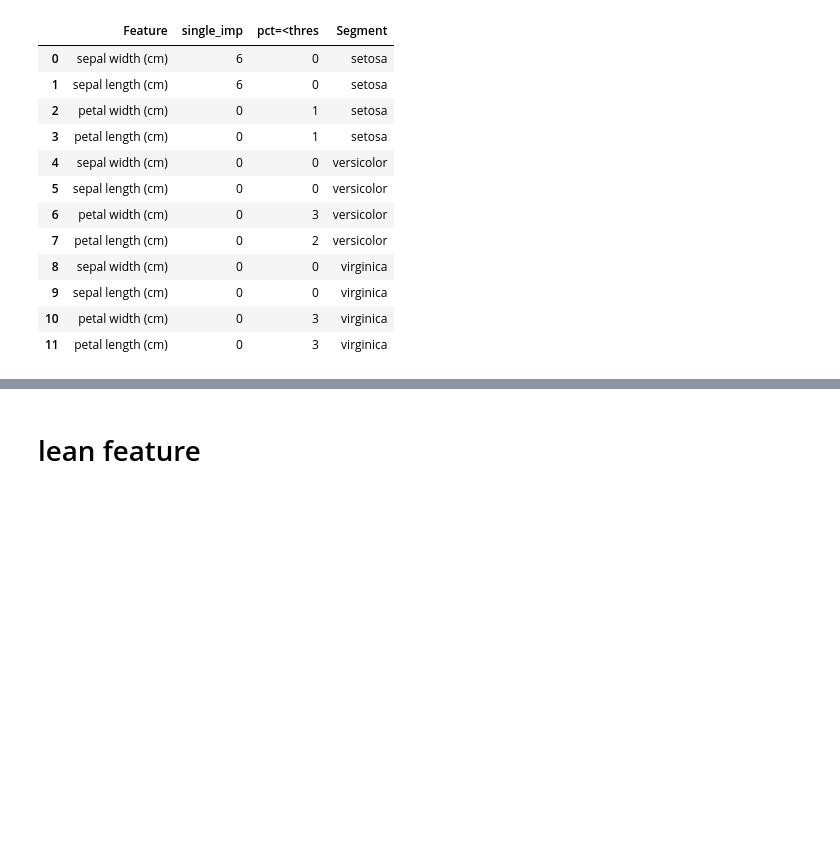
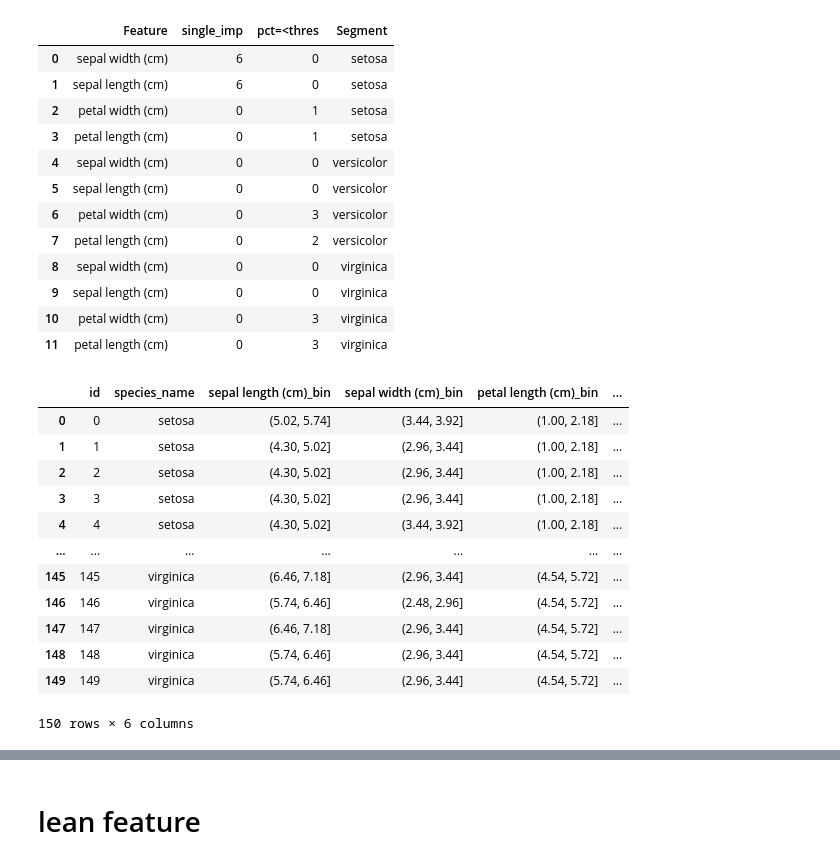
Before and after one commit to lidv94/post-analysis-clustering, a Jupyter notebook: dev_oop.ipynb, the cells around one changed output, grey strips where cells are left out. Drawn from its saved outputs; the diff is of its cells as text; code cells hidden in the pictures; blank space fills up the shorter version.

Commit message:
revise oop - chisquare

```diff
--- a/dev_oop.ipynb
+++ b/dev_oop.ipynb
@@ -250,0 +257,25 @@ final_cumsum_score
+# %%
+lean_chisq = LeanChiSquare(
+    df=df_iris,
+    features=iris_feature_list,
+    target_cluster="species_name",
+    vote_score=3
+)
+
+binned_df = lean_chisq.PrepBin(method = 'neg_zero_pos')
+# %%
+binned_df
+# %% [output]
+|  | id | species_name | sepal length (cm)_bin | sepal width (cm)_bin | petal length (cm)_bin | ... |
+| 0 | 0 | setosa | (5.02, 5.74] | (3.44, 3.92] | (1.00, 2.18] | ... |
+| 1 | 1 | setosa | (4.30, 5.02] | (2.96, 3.44] | (1.00, 2.18] | ... |
+| 2 | 2 | setosa | (4.30, 5.02] | (2.96, 3.44] | (1.00, 2.18] | ... |
+| 3 | 3 | setosa | (4.30, 5.02] | (2.96, 3.44] | (1.00, 2.18] | ... |
+| 4 | 4 | setosa | (4.30, 5.02] | (3.44, 3.92] | (1.00, 2.18] | ... |
+| ... | ... | ... | ... | ... | ... | ... |
+| 145 | 145 | virginica | (6.46, 7.18] | (2.96, 3.44] | (4.54, 5.72] | ... |
+| 146 | 146 | virginica | (5.74, 6.46] | (2.48, 2.96] | (4.54, 5.72] | ... |
+| 147 | 147 | virginica | (6.46, 7.18] | (2.96, 3.44] | (4.54, 5.72] | ... |
+| 148 | 148 | virginica | (5.74, 6.46] | (2.96, 3.44] | (4.54, 5.72] | ... |
+| 149 | 149 | virginica | (5.74, 6.46] | (2.96, 3.44] | (4.54, 5.72] | ... |
+150 rows × 6 columns
```
Also changed, not shown: parts of 10 cells of this notebook, 3 other files.
